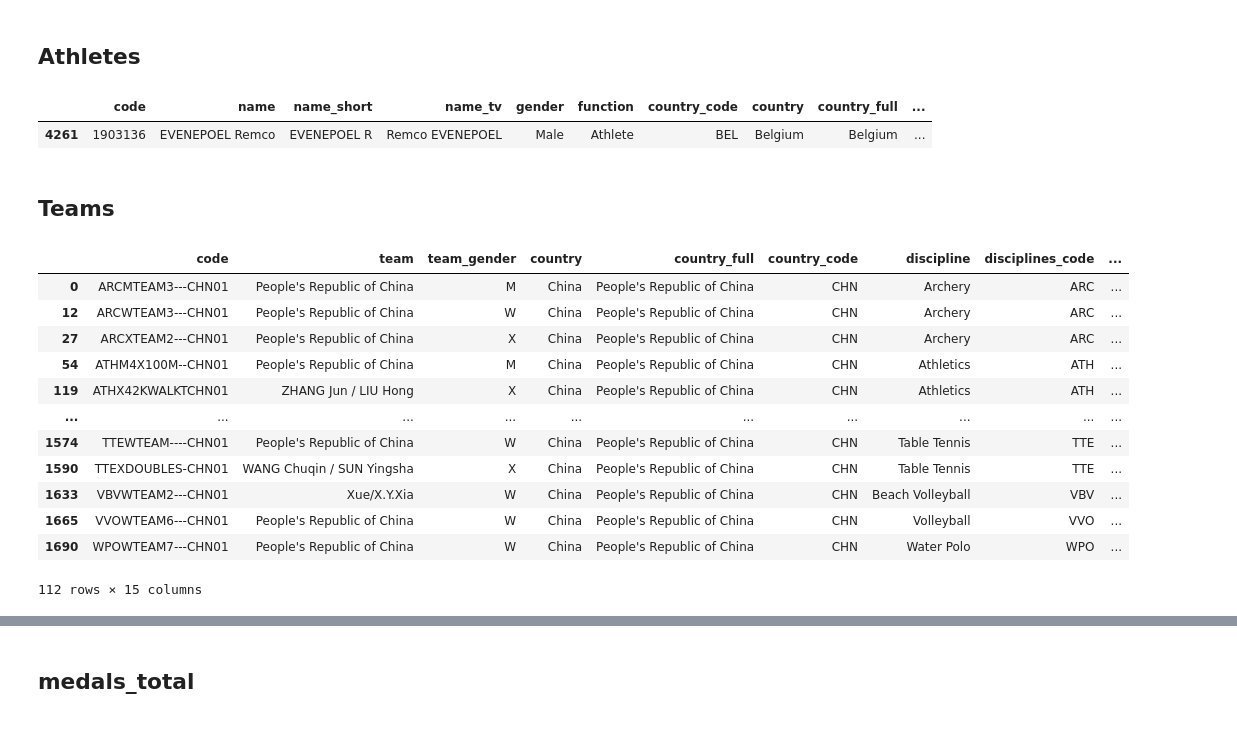
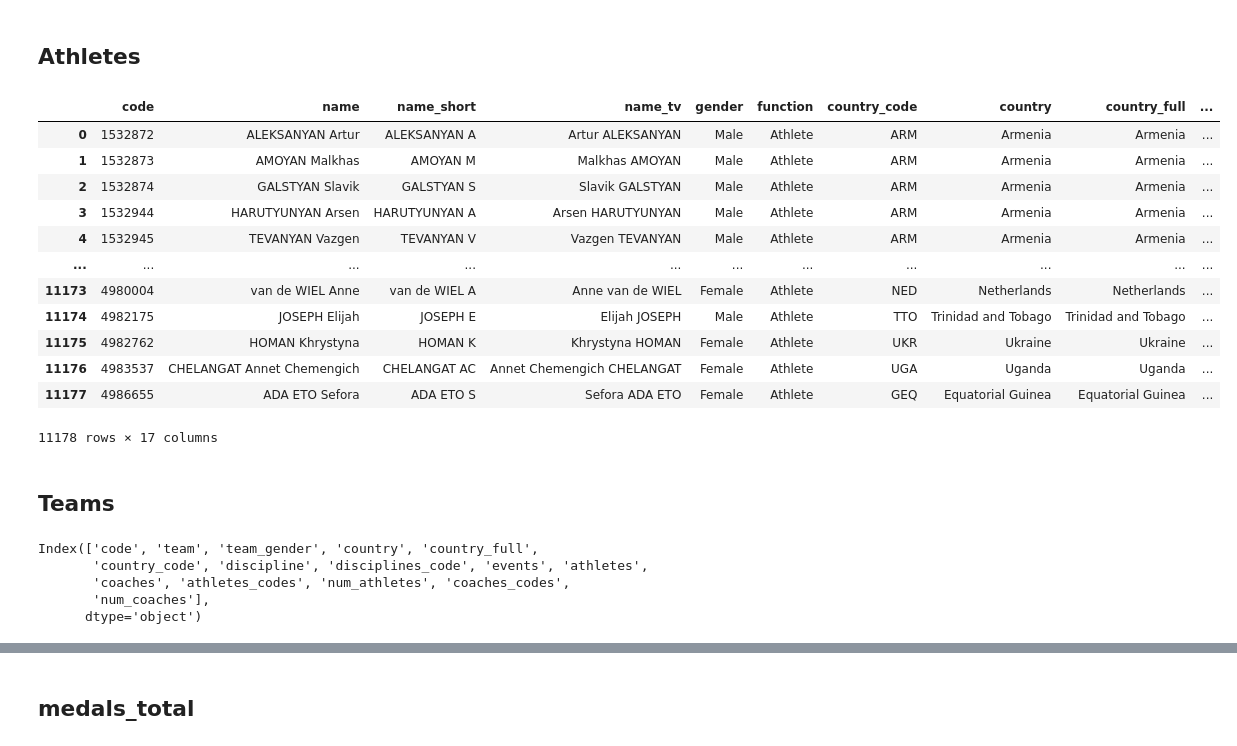
Before and after one commit to Omii2899/paris_olympics_dataset, a Jupyter notebook: notebook.ipynb, the cells around one changed output, grey strips where cells are left out. Cells and saved outputs as stored; diff of their text form; code cells hidden in the pictures.

```diff
--- a/notebook.ipynb
+++ b/notebook.ipynb
@@ -85,30 +66,36 @@ columns = ['code', 'name', 'name_short', 'name_tv', 'gender', 'function',
        'country_code', 'country', 'country_full', 'nationality',
        'nationality_full', 'nationality_code', 'height', 'weight',
        'disciplines', 'events', 'birth_date']
+x = x[columns]
+x['events'] = x['events'].apply(convert_to_csv)
+x['disciplines'] = x['disciplines'].apply(convert_to_csv)
 # %%
-x = x[columns]
+x
+# %% [output]
+|  | code | name | name_short | name_tv | gender | function | country_code | country | country_full | ... |
+| 0 | 1532872 | ALEKSANYAN Artur | ALEKSANYAN A | Artur ALEKSANYAN | Male | Athlete | ARM | Armenia | Armenia | ... |
+| 1 | 1532873 | AMOYAN Malkhas | AMOYAN M | Malkhas AMOYAN | Male | Athlete | ARM | Armenia | Armenia | ... |
+| 2 | 1532874 | GALSTYAN Slavik | GALSTYAN S | Slavik GALSTYAN | Male | Athlete | ARM | Armenia | Armenia | ... |
+| 3 | 1532944 | HARUTYUNYAN Arsen | HARUTYUNYAN A | Arsen HARUTYUNYAN | Male | Athlete | ARM | Armenia | Armenia | ... |
+| 4 | 1532945 | TEVANYAN Vazgen | TEVANYAN V | Vazgen TEVANYAN | Male | Athlete | ARM | Armenia | Armenia | ... |
+| ... | ... | ... | ... | ... | ... | ... | ... | ... | ... | ... |
+| 11173 | 4980004 | van de WIEL Anne | van de WIEL A | Anne van de WIEL | Female | Athlete | NED | Netherlands | Netherlands | ... |
+| 11174 | 4982175 | JOSEPH Elijah | JOSEPH E | Elijah JOSEPH | Male | Athlete | TTO | Trinidad and Tobago | Trinidad and Tobago | ... |
+| 11175 | 4982762 | HOMAN Khrystyna | HOMAN K | Khrystyna HOMAN | Female | Athlete | UKR | Ukraine | Ukraine | ... |
+| 11176 | 4983537 | CHELANGAT Annet Chemengich | CHELANGAT AC | Annet Chemengich CHELANGAT | Female | Athlete | UGA | Uganda | Uganda | ... |
+| 11177 | 4986655 | ADA ETO Sefora | ADA ETO S | Sefora ADA ETO | Female | Athlete | GEQ | Equatorial Guinea | Equatorial Guinea | ... |
+11178 rows × 17 columns
-# %%
-x[x["code"] == 1903136]
-# %% [output]
-|  | code | name | name_short | name_tv | gender | function | country_code | country | country_full | ... |
-| 4261 | 1903136 | EVENEPOEL Remco | EVENEPOEL R | Remco EVENEPOEL | Male | Athlete | BEL | Belgium | Belgium | ... |
 # %% [markdown]
 ## Teams
 # %%
 x = dataset_dict["teams"]
-# %%
-x[x["country"] == "China"]
-# %% [output]
-|  | code | team | team_gender | country | country_full | country_code | discipline | disciplines_code | ... |
-| 0 | ARCMTEAM3---CHN01 | People's Republic of China | M | China | People's Republic of China | CHN | Archery | ARC | ... |
-| 12 | ARCWTEAM3---CHN01 | People's Republic of China | W | China | People's Republic of China | CHN | Archery | ARC | ... |
-| 27 | ARCXTEAM2---CHN01 | People's Republic of China | X | China | People's Republic of China | CHN | Archery | ARC | ... |
-| 54 | ATHM4X100M--CHN01 | People's Republic of China | M | China | People's Republic of China | CHN | Athletics | ATH | ... |
-| 119 | ATHX42KWALKTCHN01 | ZHANG Jun / LIU Hong | X | China | People's Republic of China | CHN | Athletics | ATH | ... |
-| ... | ... | ... | ... | ... | ... | ... | ... | ... | ... |
-| 1574 | TTEWTEAM----CHN01 | People's Republic of China | W | China | People's Republic of China | CHN | Table Tennis | TTE | ... |
-| 1590 | TTEXDOUBLES-CHN01 | WANG Chuqin / SUN Yingsha | X | China | People's Republic of China | CHN | Table Tennis | TTE | ... |
-| 1633 | VBVWTEAM2---CHN01 | Xue/X.Y.Xia | W | China | People's Republic of China | CHN | Beach Volleyball | VBV | ... |
-| 1665 | VVOWTEAM6---CHN01 | People's Republic of China | W | China | People's Republic of China | CHN | Volleyball | VVO | ... |
-| 1690 | WPOWTEAM7---CHN01 | People's Republic of China | W | China | People's Republic of China | CHN | Water Polo | WPO | ... |
-112 rows × 15 columns
+# %%
+columns = ['code', 'team', 'team_gender', 'country',
+       'country_code', 'discipline', 'disciplines_code', 'events',
+       'num_athletes']
+# %% [output]
+Index(['code', 'team', 'team_gender', 'country', 'country_full',
+       'country_code', 'discipline', 'disciplines_code', 'events', 'athletes',
+       'coaches', 'athletes_codes', 'num_athletes', 'coaches_codes',
+       'num_coaches'],
+      dtype='object')
```
Also changed, not shown: parts of 24 cells of this notebook, 6 other files.
